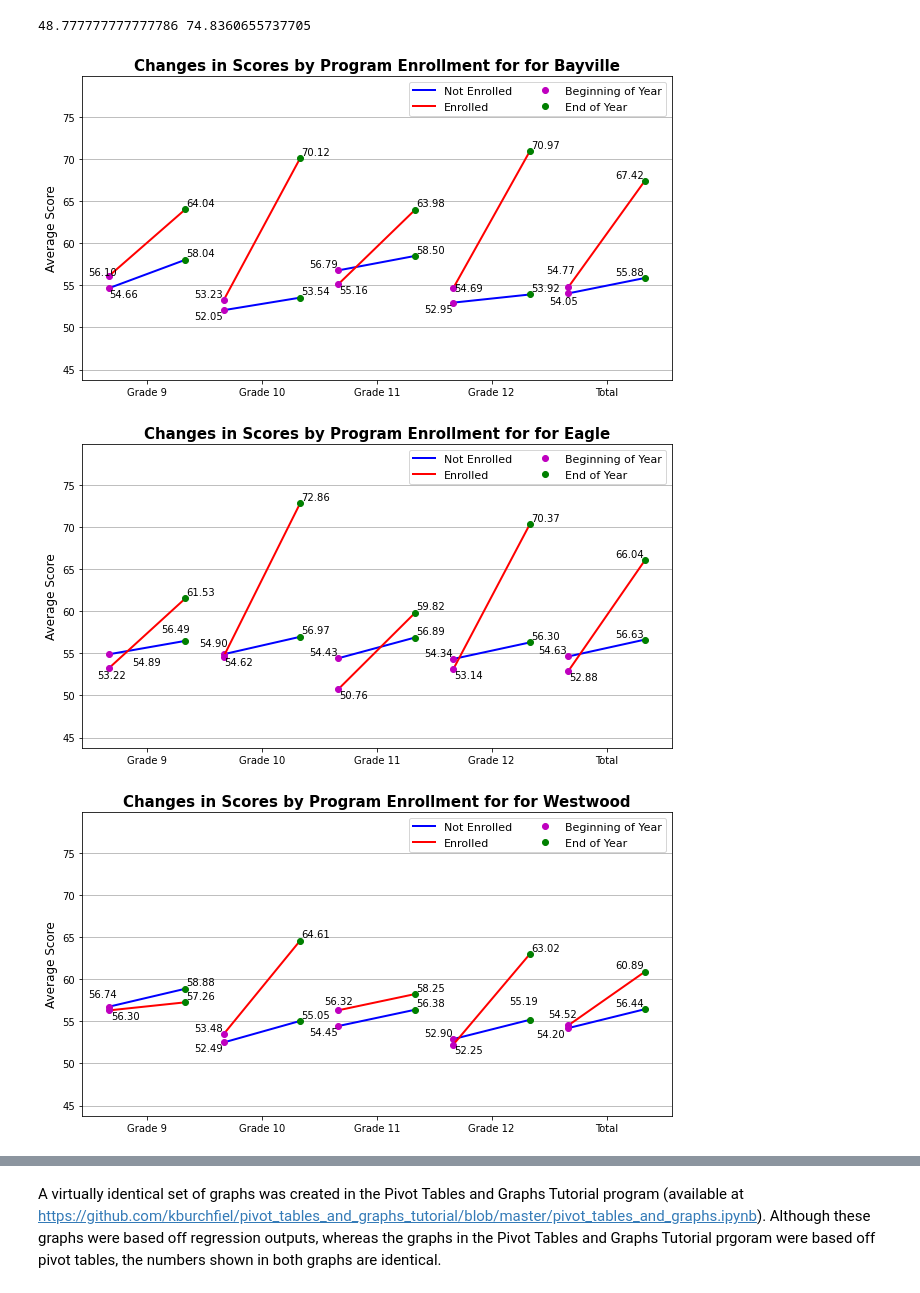
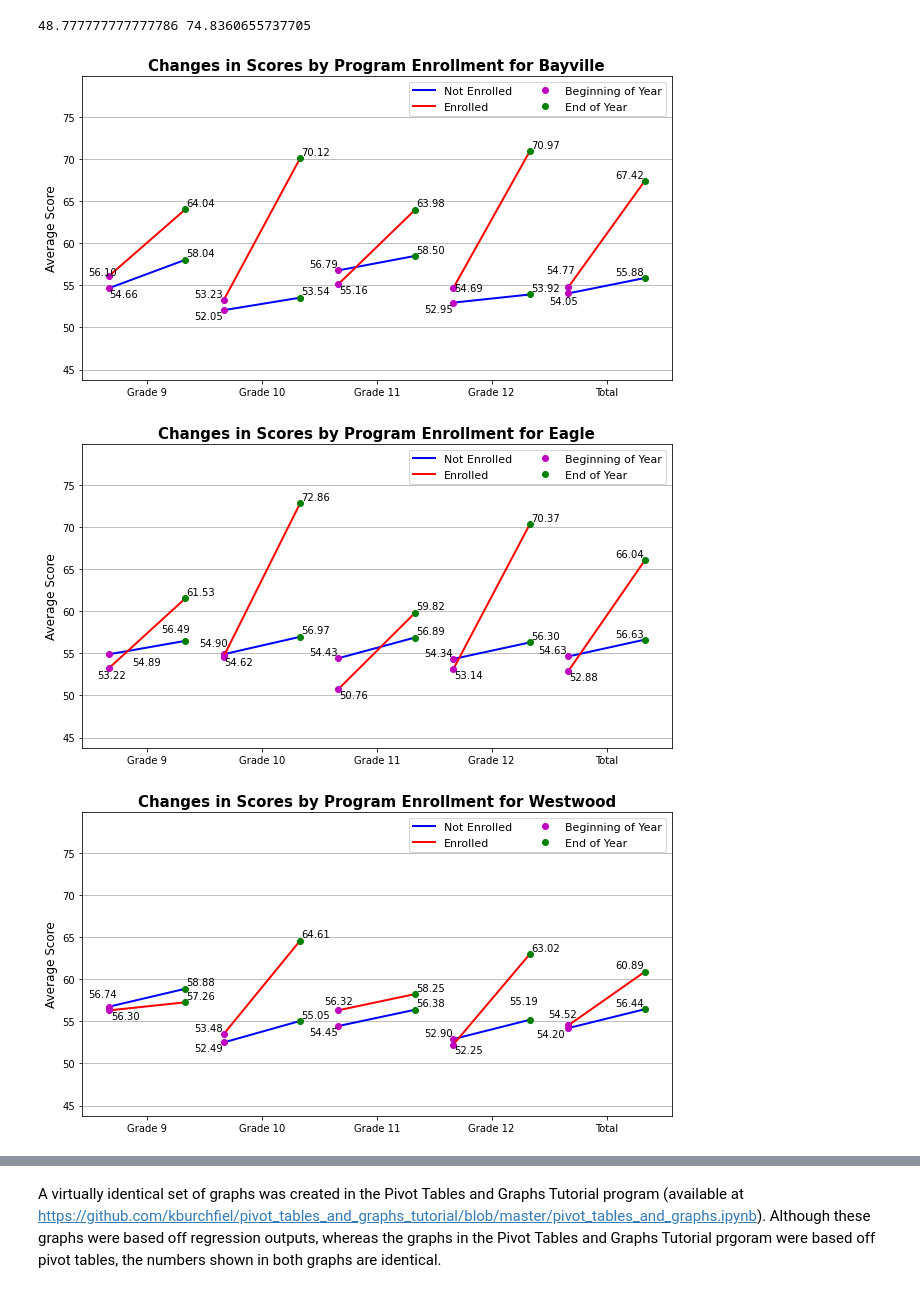
Before and after one commit to kburchfiel/regression_tables_and_graphs, a Jupyter notebook: regression_tables_and_graphs_v2.ipynb, the cells around one changed output, grey strips where cells are left out. Saved outputs shown, nothing was run; the diff lists cells and outputs as text; code cells hidden in the pictures.

```diff
--- a/regression_tables_and_graphs_v2.ipynb
+++ b/regression_tables_and_graphs_v2.ipynb
@@ -341,34 +341,34 @@ for t in range(len(regression_table_list)): # This loop runs through each databa
             right_data_label = plt.text(dl_2[i],yval_source[1],'{:.2f}'.format(yval_source[1]),ha='center')
             data_label_list.append(right_data_label)
 
             x_avoid = np.linspace(0,1,21)
             y_avoid = yval_source[0] + x_avoid*(yval_source[1] - yval_source[0]) # Creates a series of y values that line up with the lines created earlier in this for loop. Each value equals the left y value(yval_source[0]) plus the x value (from 0 to 1) * the total rise of the line from left to right. The purpose of this, as discussed in the Pivot Tables and Graphs Tutorial program (https://github.com/kburchfiel/pivot_tables_and_graphs_tutorial), is to create a set of points that the adjust_text function should avoid when deciding where to place data labels.
             x_avoid += dl_1[i]
             # plt.plot(x_avoid,y_avoid, color='black') # A useful line for debugging that plots the values in x_avoid and y_avoid. These lines should appear directly over the other lines in the graph, as their purpose is to designate areas that adjust_text should avoid when adjusting the locations of data labels.
             x_avoid_list.extend(x_avoid)
             y_avoid_list.extend(y_avoid)
 
     adjust_text(data_label_list, x=x_avoid_list, y=y_avoid_list)
     if school == 'Total':
         title_string = "Changes in Scores by Program Enrollment for All Schools"
     else:
-        title_string = "Changes in Scores by Program Enrollment for for "+school
+        title_string = "Changes in Scores by Program Enrollment for "+school
     plt.title(title_string,fontweight='bold',fontsize=15)
 
     xtick_list = []
     for m in range(len(dl_1)):
         xtick_list.append(np.mean([dl_1[m], dl_2[m]]))
     ax.set_xticks(xtick_list)
 
     col_labels = list(data_source.columns.copy()) # Creates a list of all the grades and the 'Total' category in the same order that they appear within the table. The list() operation is necessary in the event that changes to the column names need to be made.
     ax.set_xticklabels(col_labels) # Converts the column names ('Grade 9', 'Grade 10', etc.) into the x axis labels
     ax.set_ylabel('Average Score',fontsize=12)
     plt.tight_layout()
     plt.legend(ncol=2,fontsize=11)
     file_string = "score_graphs\\"+school +'_score_changes.png'
     plt.savefig(file_string,dpi=400)
     plt.show()
 # %% [output]
-[figure, old version]
+[figure, new version]
-[figure, old version]
+[figure, new version]
-[figure, old version]
+[figure, new version]
```
Also changed, not shown: parts of 2 cells of this notebook, 9 other files.
